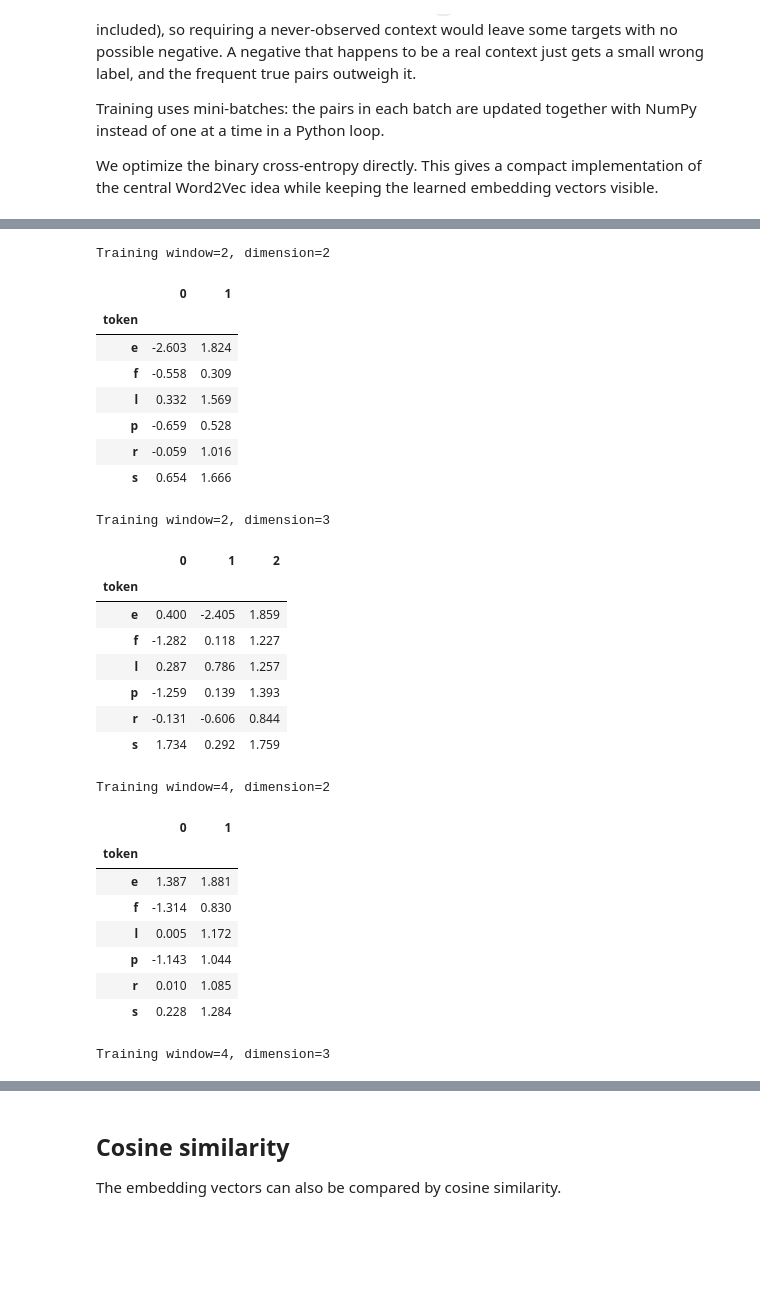
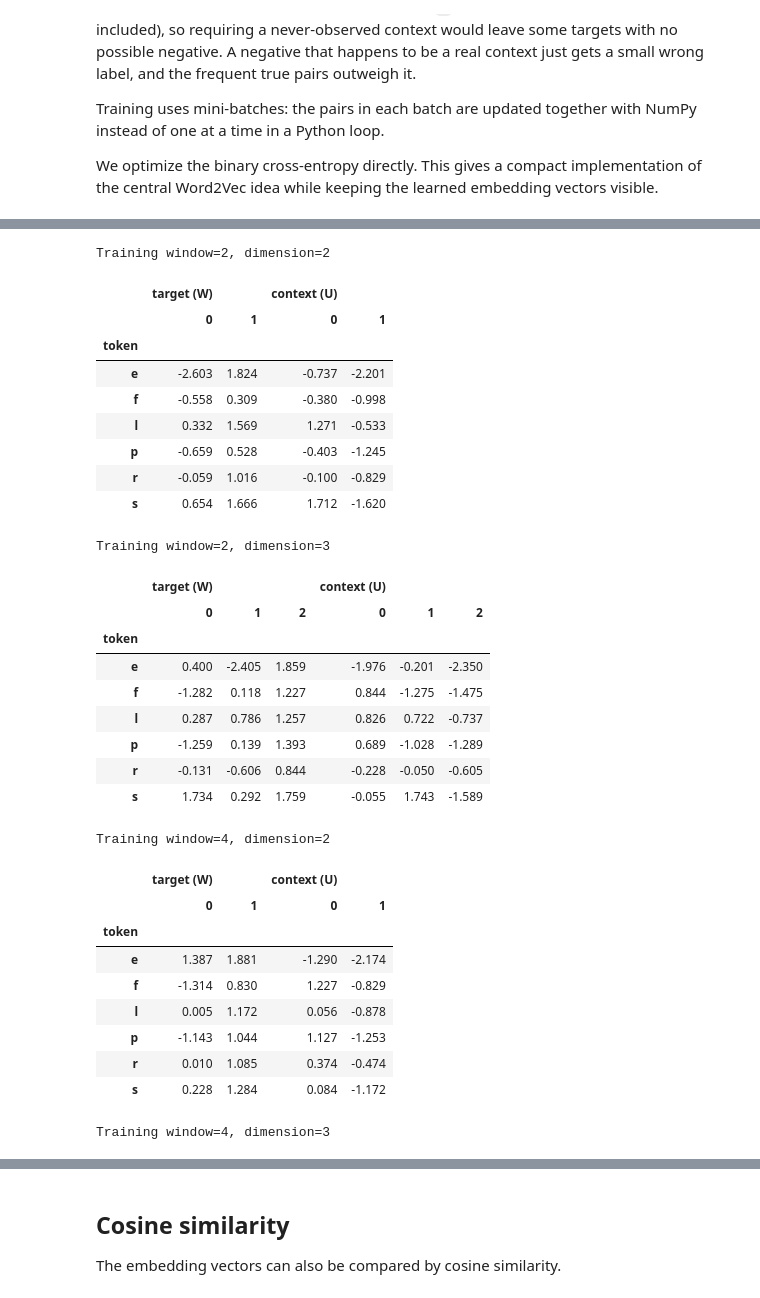
Before and after one commit to santanche/nlp2learn, a Jupyter notebook: zombie/zombienella/03-embeddings/03b_word2vec_embeddings.ipynb, the cells around one changed output, grey strips where cells are left out. Drawn from its saved outputs; the diff is of its cells as text; code cells hidden in the pictures; blank space fills up the shorter version.

```diff
--- a/zombie/zombienella/03-embeddings/03b_word2vec_embeddings.ipynb
+++ b/zombie/zombienella/03-embeddings/03b_word2vec_embeddings.ipynb
@@ -173,6 +173,8 @@ def train_embeddings(sequences, window_size, dim, epochs=EPOCHS,
         if epoch % max(1, epochs//10) == 0:
             losses.append(total_loss / len(targets))
 
-    embeddings = pd.DataFrame(W, index=vocabulary)
-    embeddings.index.name = "token"
-    return embeddings, losses
+    target = pd.DataFrame(W, index=vocabulary)
+    target.index.name = "token"
+    context = pd.DataFrame(U, index=vocabulary)
+    context.index.name = "token"
+    return target, context, losses
@@ -188,41 +199,53 @@ We train:
 # %%
 models = {}
 
 for window in WINDOW_SIZES:
     for dim in EMBEDDING_DIMS:
         print(f"Training window={window}, dimension={dim}")
-        emb, losses = train_embeddings(
+        target, context, losses = train_embeddings(
             sentences, window, dim,
             seed=(RANDOM_SEED or 0) + window*100 + dim
         )
-        models[(window, dim)] = {"embeddings": emb, "losses": losses}
-        display(emb.round(3))
+        models[(window, dim)] = {
+            "embeddings": target,
+            "views": {
+                "target (W)": target,
+                "context (U)": context,
+                "combined (W + U)": target + context,
+            },
+            "losses": losses,
+        }
+        display(pd.concat({"target (W)": target, "context (U)": context},
+                          axis=1).round(3))
 # %% [output]
 Training window=2, dimension=2
-|  | 0 | 1 |
-| token |  |  |
-| e | -2.603 | 1.824 |
-| f | -0.558 | 0.309 |
-| l | 0.332 | 1.569 |
-| p | -0.659 | 0.528 |
-| r | -0.059 | 1.016 |
-| s | 0.654 | 1.666 |
+|  | target (W) |  | context (U) |  |
+|  | 0 | 1 | 0 | 1 |
+| token |  |  |  |  |
+| e | -2.603 | 1.824 | -0.737 | -2.201 |
+| f | -0.558 | 0.309 | -0.380 | -0.998 |
+| l | 0.332 | 1.569 | 1.271 | -0.533 |
+| p | -0.659 | 0.528 | -0.403 | -1.245 |
+| r | -0.059 | 1.016 | -0.100 | -0.829 |
+| s | 0.654 | 1.666 | 1.712 | -1.620 |
 Training window=2, dimension=3
-|  | 0 | 1 | 2 |
-| token |  |  |  |
-| e | 0.400 | -2.405 | 1.859 |
-| f | -1.282 | 0.118 | 1.227 |
-| l | 0.287 | 0.786 | 1.257 |
-| p | -1.259 | 0.139 | 1.393 |
-| r | -0.131 | -0.606 | 0.844 |
-| s | 1.734 | 0.292 | 1.759 |
+|  | target (W) |  |  | context (U) |  |  |
+|  | 0 | 1 | 2 | 0 | 1 | 2 |
+| token |  |  |  |  |  |  |
+| e | 0.400 | -2.405 | 1.859 | -1.976 | -0.201 | -2.350 |
+| f | -1.282 | 0.118 | 1.227 | 0.844 | -1.275 | -1.475 |
+| l | 0.287 | 0.786 | 1.257 | 0.826 | 0.722 | -0.737 |
+| p | -1.259 | 0.139 | 1.393 | 0.689 | -1.028 | -1.289 |
+| r | -0.131 | -0.606 | 0.844 | -0.228 | -0.050 | -0.605 |
+| s | 1.734 | 0.292 | 1.759 | -0.055 | 1.743 | -1.589 |
 Training window=4, dimension=2
-|  | 0 | 1 |
-| token |  |  |
-| e | 1.387 | 1.881 |
-| f | -1.314 | 0.830 |
-| l | 0.005 | 1.172 |
-| p | -1.143 | 1.044 |
-| r | 0.010 | 1.085 |
-| s | 0.228 | 1.284 |
+|  | target (W) |  | context (U) |  |
+|  | 0 | 1 | 0 | 1 |
+| token |  |  |  |  |
+| e | 1.387 | 1.881 | -1.290 | -2.174 |
+| f | -1.314 | 0.830 | 1.227 | -0.829 |
+| l | 0.005 | 1.172 | 0.056 | -0.878 |
+| p | -1.143 | 1.044 | 1.127 | -1.253 |
+| r | 0.010 | 1.085 | 0.374 | -0.474 |
+| s | 0.228 | 1.284 | 0.084 | -1.172 |
 Training window=4, dimension=3
```
Also changed, not shown: parts of 9 cells of this notebook, 1 other file.
